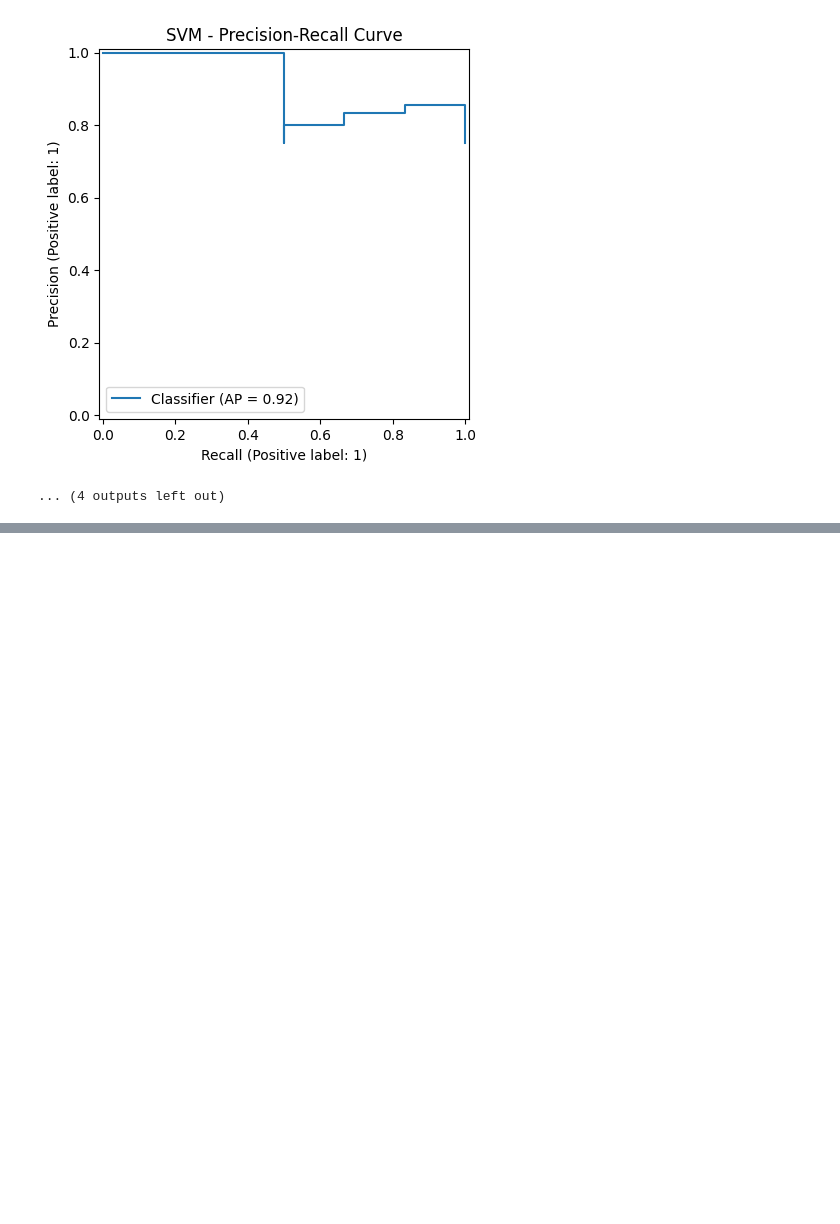
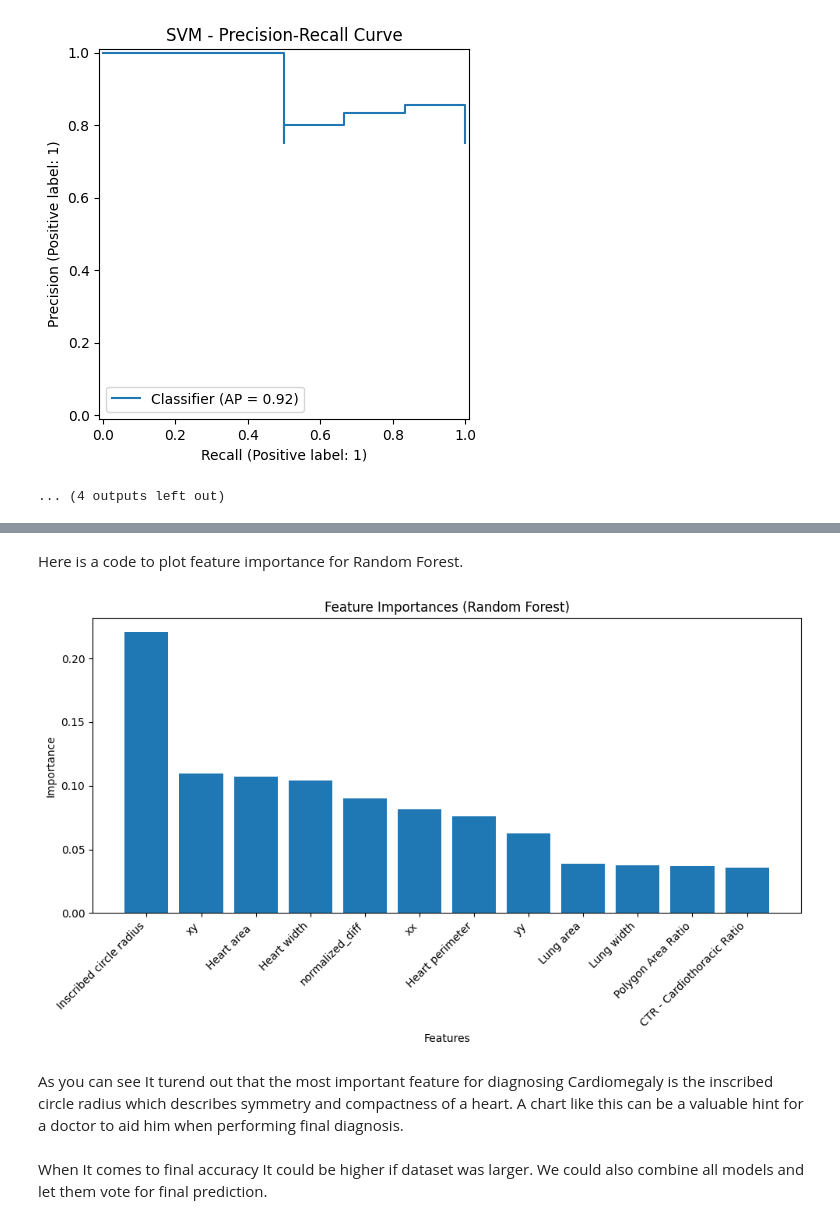
Before and after one commit to M1ch4lx/AI_MED_Recruitment, a Jupyter notebook: cardiomegaly.ipynb, the cells around one changed output, grey strips where cells are left out. Cells and saved outputs as stored; diff of their text form; code cells hidden in the pictures; blank space fills up the shorter version.

Commit message:
Added feature importance visualzation and final conclusions

```diff
--- a/cardiomegaly.ipynb
+++ b/cardiomegaly.ipynb
@@ -383,0 +390,24 @@ F1-score:  0.833
+# %% [markdown]
+Here is a code to plot feature importance for Random Forest.
+# %%
+rf_model = best_rf.named_steps["model"]
+
+importances = rf_model.feature_importances_
+feature_names = X_train.columns
+
+indices = np.argsort(importances)[::-1]
+
+plt.figure(figsize=(10, 6))
+plt.bar(range(len(importances)), importances[indices], align="center")
+plt.xticks(range(len(importances)), feature_names[indices], rotation=45, ha='right')
+plt.title("Feature Importances")
+plt.xlabel("Features")
+plt.ylabel("Importance")
+plt.tight_layout()
+plt.show()
+# %% [output]
+[figure, added]
+# %% [markdown]
+As you can see It turend out that the most important feature for diagnosing Cardiomegaly is the inscribed circle radius which describes symmetry and compactness of a heart. A chart like this can be a valuable hint for a doctor to aid him when performing final diagnosis.
+# %% [markdown]
+When It comes to final accuracy It could be higher if dataset was larger. We could also combine all models and let them vote for final prediction.
```
Also changed, not shown: parts of 1 cell of this notebook, 1 other file.
